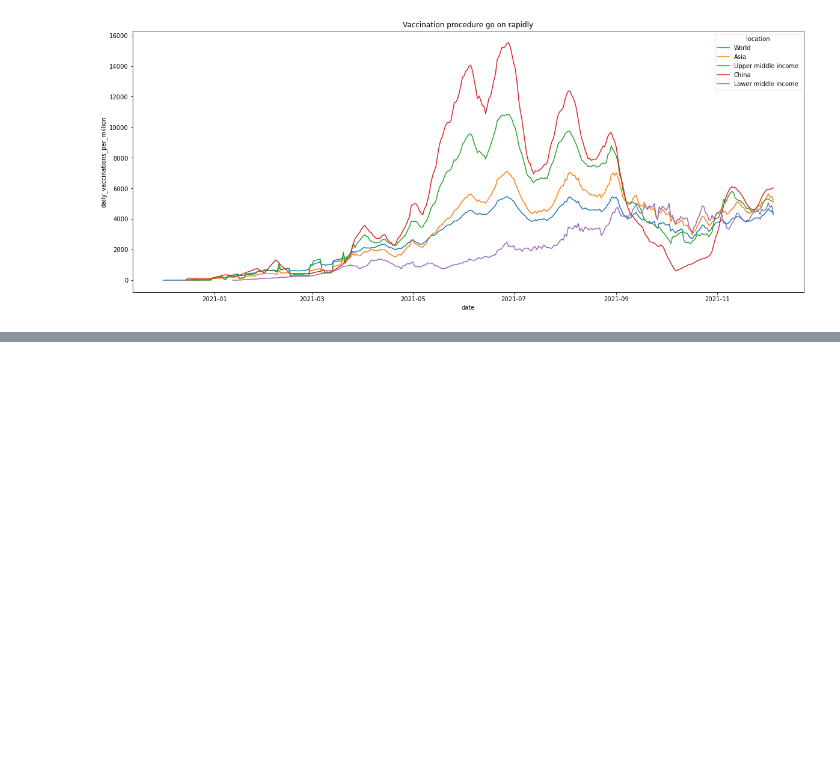
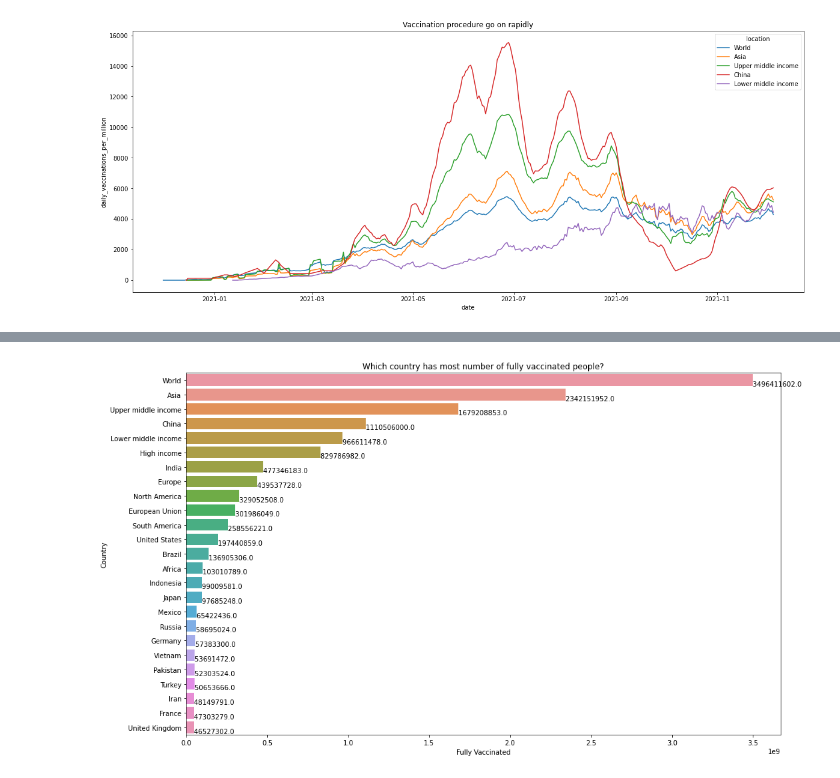
Before and after one commit to augustinexu/2021Fall_finals, a Jupyter notebook: final.ipynb, the cells around one changed output, grey strips where cells are left out. Saved outputs shown, nothing was run; the diff lists cells and outputs as text; code cells hidden in the pictures; blank space fills up the shorter version.

```diff
--- a/final.ipynb
+++ b/final.ipynb
@@ -198,0 +256,18 @@ plt.title('Vaccination procedure go on rapidly');
+# %%
+fully_vaccinated = df.groupby("location")["people_fully_vaccinated"].max().sort_values(ascending= False).head(25)
+
+plt.figure(figsize=(16,10))
+ax = sns.barplot(x=fully_vaccinated, y=fully_vaccinated.index)
+plt.xlabel("Fully Vaccinated")
+plt.ylabel("Country");
+plt.title('Which country has most number of fully vaccinated people?');
+
+for patch in ax.patches:
+    width = patch.get_width()
+    height = patch.get_height()
+    x = patch.get_x()
+    y = patch.get_y()
+
+    plt.text(width + x, height + y, '{:.1f} '.format(width))
+# %% [output]
+[figure, added]
```
Also changed, not shown: parts of 8 cells of this notebook, 1 other file.
